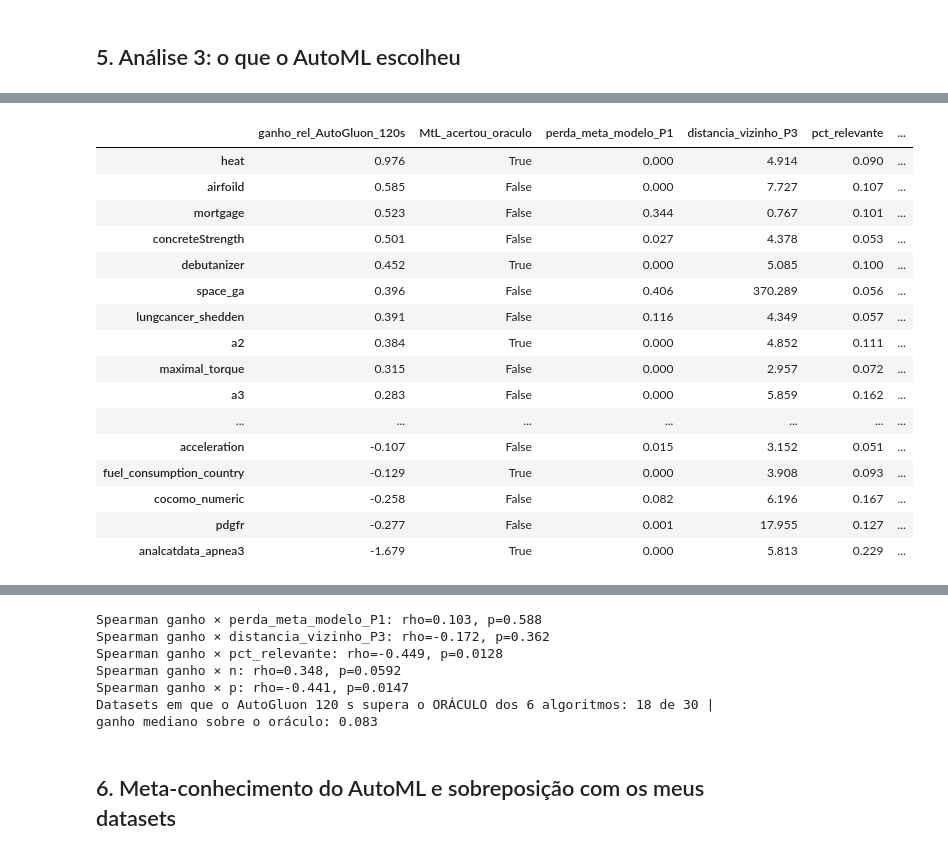
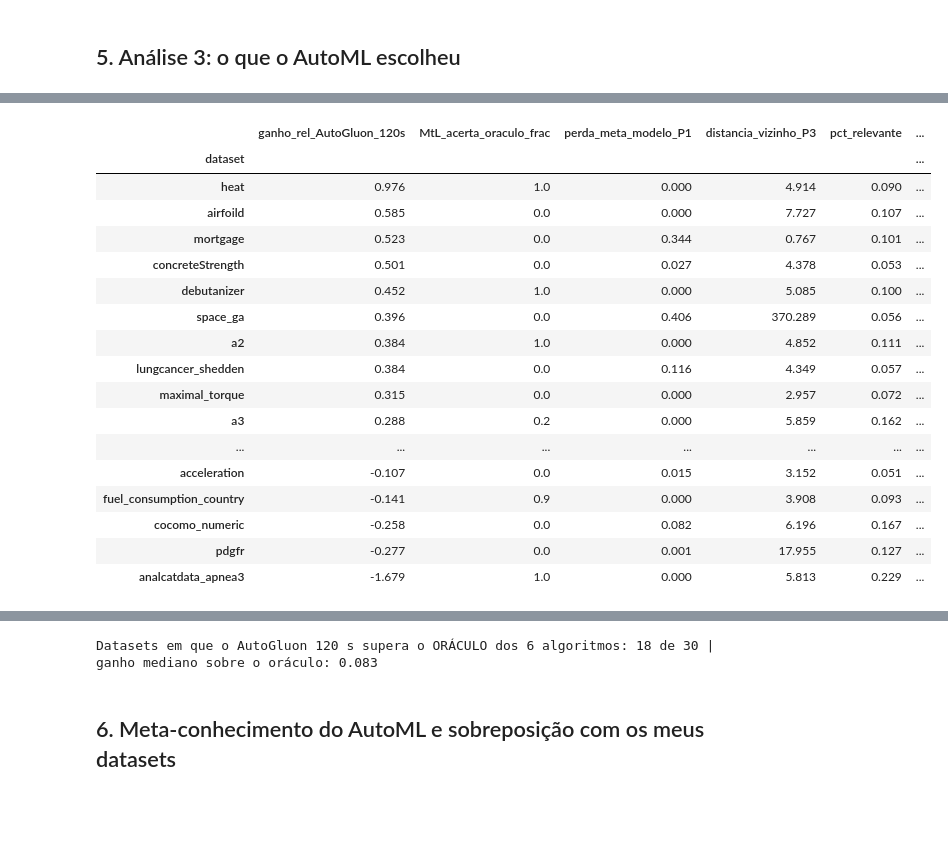
Before and after one commit to carloshendvpm/projeto01-mtl, a Jupyter notebook: pratica-04/pratica4_automl_vs_mtl.ipynb, the cells around one changed output, grey strips where cells are left out. Saved outputs shown, nothing was run; the diff lists cells and outputs as text; code cells hidden in the pictures; blank space fills up the shorter version.

```diff
--- a/pratica-04/pratica4_automl_vs_mtl.ipynb
+++ b/pratica-04/pratica4_automl_vs_mtl.ipynb
@@ -40,7 +43,9 @@ print(json.dumps(c.ambiente(), indent=1))
 base = pd.read_csv(R / 'base_por_fold.csv')
 desreg = pd.read_csv(R / 'desreg_por_fold.csv')
 ws = pd.read_csv(R / 'warmstart_por_fold.csv')
-ws['segundos'] = ws.segundos_busca + ws.segundos_final + ws.segundos_iniciais / c.FOLDS
+# segundos_iniciais já inclui, por fold, extrair Xestendido do treino e achar os vizinhos
+ws['segundos'] = ws.segundos_busca + ws.segundos_final + ws.segundos_iniciais
+print('folds do Warm-start reaproveitados da versão 1 (mesmas iniciais):', int(ws.reaproveitado.sum()), 'de', len(ws))
 
 linhas = []
 for arq in sorted((R / 'automl').glob('*.jsonl')):
@@ -186,13 +210,13 @@ for orc in [5, 30, 120]:
     pv = sp.posthoc_nemenyi_friedman(tab.to_numpy()); pv.index = pv.columns = cols
     ranks = tab.rank(axis=1).mean()
     testes.append(dict(orcamento=orc, metodos=k, friedman=est, p=p, cd=cd))
-    plt.figure(figsize=(8, 2.4))
+    plt.figure(figsize=(7, 2.9))
     sp.critical_difference_diagram(ranks.rename(rotulo), pv.rename(index=rotulo, columns=rotulo),
-                                   label_props={'fontsize': 9})
+                                   label_props={'fontsize': 11}, text_h_margin=0.2)
     ax = plt.gca(); ini = ranks.min()
     ax.plot([ini, ini + cd], [1.6, 1.6], color='black', lw=2)
-    ax.text(ini + cd / 2, 2.0, f'CD = {cd:.2f}', ha='center', fontsize=9); ax.set_ylim(top=3.0)
-    plt.title(f'AutoML com {orc} s por fold — Friedman p = {p:.2g}', fontsize=10, pad=18)
+    ax.text(ini + cd / 2, 2.0, f'CD = {cd:.2f}', ha='center', fontsize=10); ax.set_ylim(top=3.0)
+    plt.title(f'({"abc"[[5, 30, 120].index(orc)]}) AutoML com {orc} s por fold; Friedman p = {p:.2g}', fontsize=11, pad=18)
     plt.tight_layout(); plt.savefig(FIG / f'cd_{orc}s.pdf', bbox_inches='tight'); plt.show()
     pv.to_csv(R / f'nemenyi_{orc}s.csv')
     print(f'{orc}s: p(MtL vs AutoML):', {m: round(pv.loc['MtL', m], 4) for m in cols if m not in METODOS_FIXOS})
@@ -283,15 +312,19 @@ for sis in ['flaml_meta', 'flaml', 'autogluon']:
 display(pd.DataFrame(supera).fillna(0).astype(int))
 
 # Ponto de equilíbrio do custo offline: menor n de datasets novos com offline + online_sol × n ≤ online_AutoML × n.
-# A comparação justa é com o AutoML de desempenho equivalente (rank médio parecido); contra AutoML
-# melhores, a economia é troca de qualidade por custo, e não ganho líquido.
+# Duas unidades: relógio (como na versão 1) e núcleo-segundos (AutoML × 2). A comparação defensável
+# é com AutoML de desempenho equivalente; contra AutoML melhores, a economia troca qualidade por custo.
+eq = []
 for sol in ['MtL', 'Warm-start']:
     for m in AUTOML:
-        dif = (TEMPO[m].mean() - TEMPO[sol].mean()) * c.FOLDS        # por dataset (10 folds)
-        if dif > 0:
-            rel = 'melhor' if custo.loc[m, 'rank_medio'] < custo.loc[sol, 'rank_medio'] else 'pior'
-            print(f'{sol} vs {rotulo(m)} (AutoML {rel} em rank): economia {dif:.0f} s/dataset, '
-                  f'offline se paga após {int(np.ceil(offline[sol] / dif))} datasets novos')
+        linha = dict(solucao=sol, automl=rotulo(m),
+                     automl_melhor_em_rank=custo.loc[m, 'rank_medio'] < custo.loc[sol, 'rank_medio'])
+        for unid, col in [('relogio', 'segundos_por_fold'), ('nucleo', 'nucleo_segundos_por_fold')]:
+            dif = (custo.loc[m, col] - custo.loc[sol, col]) * c.FOLDS          # por dataset (10 folds)
+            linha[f'economia_s_{unid}'] = dif
+            linha[f'equilibrio_{unid}'] = int(np.ceil(offline[sol] / dif)) if dif > 0 else np.nan
+        eq.append(linha)
+eq = pd.DataFrame(eq); display(eq.round(1)); eq.to_csv(R / 'ponto_equilibrio.csv', index=False)
 # %% [output]
 |  | flaml_meta |  | flaml |  | autogluon |  |
 |  | MtL | Warm-start | MtL | Warm-start | MtL | Warm-start |
@@ -402,41 +441,50 @@ Name: igual, dtype: float64
 # %%
 # Pré-processamento: o FLAML não faz engenharia de atributos para dados numéricos; o AutoGluon aplica
 # seu gerador de atributos automático (todos os 30 datasets são numéricos, então ele só tipa/remove constantes).
 # Onde o AutoML mais ganhou da MtL, e o que já sabíamos desses datasets?
 ref = 'flaml_meta_120s' if 'flaml_meta_120s' in L else AUTOML[-1]
 # AutoGluon a 120 s sozinho: escolher o melhor AutoML por dataset olharia o teste
 ganho = (L['MtL'] - L['autogluon_120s']) / L['MtL']
 dist = pd.read_csv(c.P3 / 'distancias.csv').query("meta == 'estendido'").set_index('dataset').distancia
 p1 = pd.read_csv(c.BASE / 'pratica-01' / 'resultados' / 'avaliacao_por_dataset.csv').query("abordagem == 'Abordagem_2'").set_index('dataset')
 tab = pd.DataFrame({'ganho_rel_AutoGluon_120s': ganho,
-                    'MtL_acertou_oraculo': rec == oraculo,
+                    'MtL_acerta_oraculo_frac': rec.eq(oraculo, axis=0).mean(axis=1),
                     'perda_meta_modelo_P1': p1.perda_t1,
                     'distancia_vizinho_P3': dist,
                     'pct_relevante': Xbase.pct_relevante, 'n': Xbase.n_instances, 'p': Xbase.n_features,
                     'oraculo_vs_MtL': L['MtL'] / L['Oraculo'] - 1,
                     'automl_vs_oraculo': L['autogluon_120s'] / L['Oraculo'] - 1}).loc[DATASETS]
 display(tab.sort_values('ganho_rel_AutoGluon_120s', ascending=False).round(3))
+# Análise exploratória: 5 correlações; corrijo os p-valores por Holm.
+cor = []
 for col in ['perda_meta_modelo_P1', 'distancia_vizinho_P3', 'pct_relevante', 'n', 'p']:
     rho, p = spearmanr(tab.ganho_rel_AutoGluon_120s, tab[col], nan_policy='omit')
-    print(f'Spearman ganho × {col}: rho={rho:.3f}, p={p:.3g}')
+    sem_cal = tab.drop(index='california')
+    rho2, p2 = spearmanr(sem_cal.ganho_rel_AutoGluon_120s, sem_cal[col], nan_policy='omit')
+    cor.append(dict(caracteristica=col, rho=rho, p=p, rho_sem_california=rho2, p_sem_california=p2))
+cor = pd.DataFrame(cor)
+cor['p_holm'] = multipletests(cor.p, method='holm')[1]
+cor['p_holm_sem_california'] = multipletests(cor.p_sem_california, method='holm')[1]
+display(cor.round(3)); cor.to_csv(R / 'spearman_ganho.csv', index=False)
 print('Datasets em que o AutoGluon 120 s supera o ORÁCULO dos 6 algoritmos:', int((tab.automl_vs_oraculo < 0).sum()), 'de 30',
       '| ganho mediano sobre o oráculo:', round(float(-tab.automl_vs_oraculo.median()), 3))
 tab.to_csv(R / 'ganho_automl_por_dataset.csv')
 # %% [output]
-|  | ganho_rel_AutoGluon_120s | MtL_acertou_oraculo | perda_meta_modelo_P1 | distancia_vizinho_P3 | pct_relevante | ... |
-| heat | 0.976 | True | 0.000 | 4.914 | 0.090 | ... |
-| airfoild | 0.585 | False | 0.000 | 7.727 | 0.107 | ... |
-| mortgage | 0.523 | False | 0.344 | 0.767 | 0.101 | ... |
-| concreteStrength | 0.501 | False | 0.027 | 4.378 | 0.053 | ... |
-| debutanizer | 0.452 | True | 0.000 | 5.085 | 0.100 | ... |
-| space_ga | 0.396 | False | 0.406 | 370.289 | 0.056 | ... |
-| lungcancer_shedden | 0.391 | False | 0.116 | 4.349 | 0.057 | ... |
-| a2 | 0.384 | True | 0.000 | 4.852 | 0.111 | ... |
-| maximal_torque | 0.315 | False | 0.000 | 2.957 | 0.072 | ... |
-| a3 | 0.283 | False | 0.000 | 5.859 | 0.162 | ... |
+|  | ganho_rel_AutoGluon_120s | MtL_acerta_oraculo_frac | perda_meta_modelo_P1 | distancia_vizinho_P3 | pct_relevante | ... |
+| dataset |  |  |  |  |  | ... |
+| heat | 0.976 | 1.0 | 0.000 | 4.914 | 0.090 | ... |
+| airfoild | 0.585 | 0.0 | 0.000 | 7.727 | 0.107 | ... |
+| mortgage | 0.523 | 0.0 | 0.344 | 0.767 | 0.101 | ... |
+| concreteStrength | 0.501 | 0.0 | 0.027 | 4.378 | 0.053 | ... |
+| debutanizer | 0.452 | 1.0 | 0.000 | 5.085 | 0.100 | ... |
+| space_ga | 0.396 | 0.0 | 0.406 | 370.289 | 0.056 | ... |
+| a2 | 0.384 | 1.0 | 0.000 | 4.852 | 0.111 | ... |
+| lungcancer_shedden | 0.384 | 0.0 | 0.116 | 4.349 | 0.057 | ... |
+| maximal_torque | 0.315 | 0.0 | 0.000 | 2.957 | 0.072 | ... |
+| a3 | 0.288 | 0.2 | 0.000 | 5.859 | 0.162 | ... |
 | ... | ... | ... | ... | ... | ... | ... |
-| acceleration | -0.107 | False | 0.015 | 3.152 | 0.051 | ... |
-| fuel_consumption_country | -0.129 | True | 0.000 | 3.908 | 0.093 | ... |
-| cocomo_numeric | -0.258 | False | 0.082 | 6.196 | 0.167 | ... |
-| pdgfr | -0.277 | False | 0.001 | 17.955 | 0.127 | ... |
-| analcatdata_apnea3 | -1.679 | True | 0.000 | 5.813 | 0.229 | ... |
+| acceleration | -0.107 | 0.0 | 0.015 | 3.152 | 0.051 | ... |
+| fuel_consumption_country | -0.141 | 0.9 | 0.000 | 3.908 | 0.093 | ... |
+| cocomo_numeric | -0.258 | 0.0 | 0.082 | 6.196 | 0.167 | ... |
+| pdgfr | -0.277 | 0.0 | 0.001 | 17.955 | 0.127 | ... |
+| analcatdata_apnea3 | -1.679 | 1.0 | 0.000 | 5.813 | 0.229 | ... |
@@ -443,8 +497,3 @@ tab.to_csv(R / 'ganho_automl_por_dataset.csv')
-Spearman ganho × perda_meta_modelo_P1: rho=0.103, p=0.588
-Spearman ganho × distancia_vizinho_P3: rho=-0.172, p=0.362
-Spearman ganho × pct_relevante: rho=-0.449, p=0.0128
-Spearman ganho × n: rho=0.348, p=0.0592
-Spearman ganho × p: rho=-0.441, p=0.0147
 Datasets em que o AutoGluon 120 s supera o ORÁCULO dos 6 algoritmos: 18 de 30 | ganho mediano sobre o oráculo: 0.083
 # %% [markdown]
 ## 6. Meta-conhecimento do AutoML e sobreposição com os meus datasets
```
Also changed, not shown: parts of 18 cells of this notebook, 50 other files.
